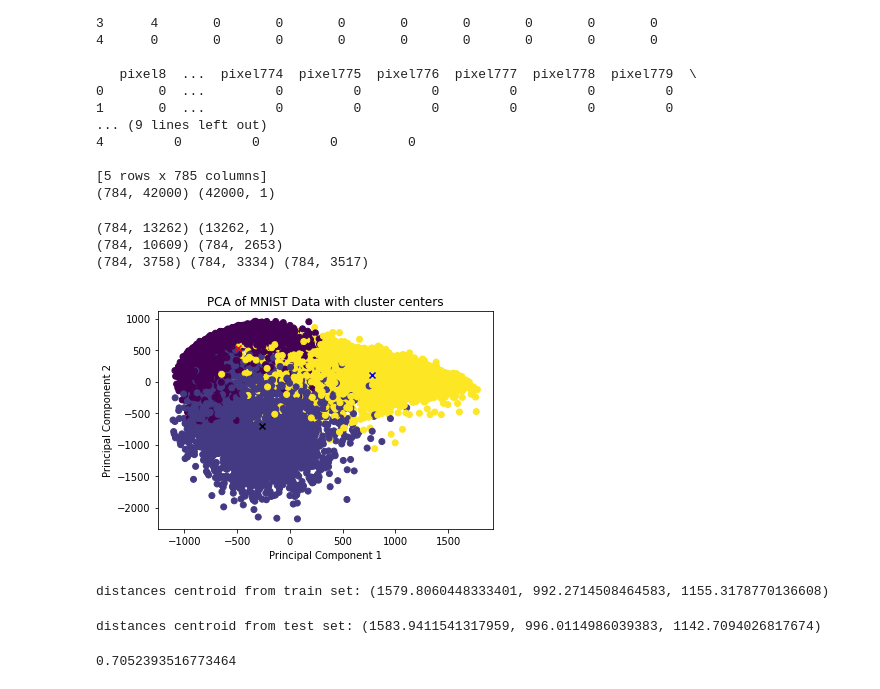
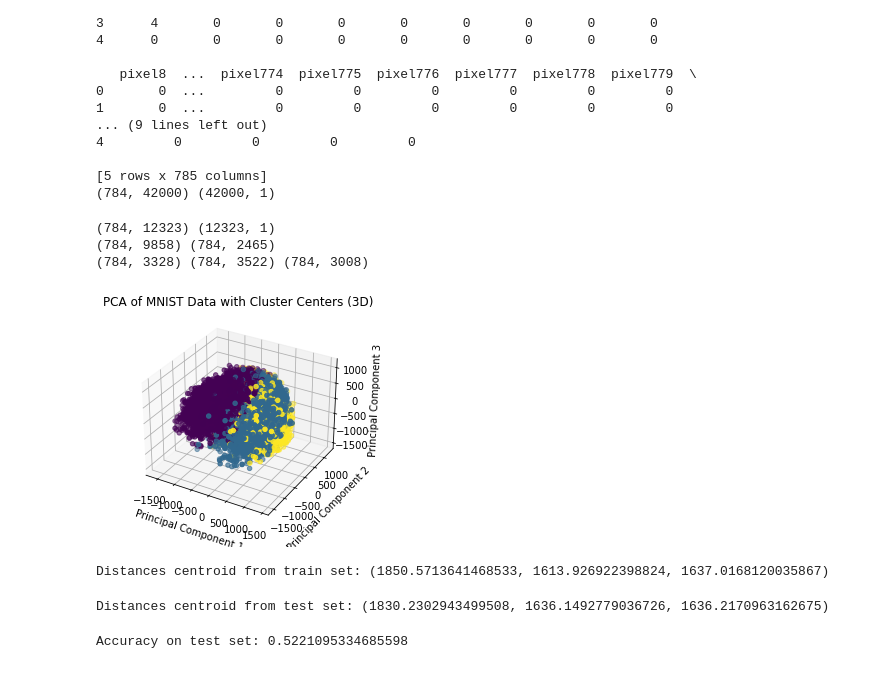
Before and after one commit to ireneburri/SMMLab, a Jupyter notebook: Homework2/Homework2_PCAClustering.ipynb, the cells around one changed output. Drawn from its saved outputs; the diff is of its cells as text; code cells hidden in the pictures.

```diff
--- a/Homework2/Homework2_PCAClustering.ipynb
+++ b/Homework2/Homework2_PCAClustering.ipynb
@@ -33,9 +33,9 @@ Shape of the data: (42000, 785)
 [5 rows x 785 columns]
 (784, 42000) (42000, 1)
 # %%
-a = 1
-b = 2
-c = 7
+a = 2
+b = 3
+c = 5
 
 idx = (Y[:, 0] == a) | (Y[:, 0] == b) | (Y[:, 0] == c)
 Y = Y[idx, :]
@@ -73,9 +73,9 @@ X2train, Y2train = split(Xtrain, Ytrain, b)
 X3train, Y3train = split(Xtrain, Ytrain, c)
 print(X1train.shape, X2train.shape, X3train.shape)
 # %% [output]
-(784, 13262) (13262, 1)
-(784, 10609) (784, 2653)
-(784, 3758) (784, 3334) (784, 3517)
+(784, 12323) (12323, 1)
+(784, 9858) (784, 2465)
+(784, 3328) (784, 3522) (784, 3008)
 # %%
 #PCA
 def centroid(X):
@@ -93,7 +93,7 @@ def PCA(X, k):
 
     return Zk, U
 
-k=2
+k=3
 Zk_train, U = PCA(Xtrain, k)
 
 Zk1_train, _ = split(Zk_train, Ytrain, a)
@@ -119,36 +119,36 @@ def visualize_2d():
 import matplotlib.pyplot as plt
 from mpl_toolkits.mplot3d import Axes3D
 def visualize_3d():
   fig = plt.figure()
   ax = fig.add_subplot(111, projection='3d')
   ax.scatter(Zk_train[0, :], Zk_train[1, :], Zk_train[2, :], c=Ytrain, label="Data Points")
   ax.scatter(cx1[0], cx1[1], cx1[2], marker='x', color='red', label="Cluster 1")
   ax.scatter(cx2[0], cx2[1], cx2[2], marker='x', color='black', label="Cluster 2")
   ax.scatter(cx3[0], cx3[1], cx3[2], marker='x', color='blue', label="Cluster 3")
   ax.set_title("PCA of MNIST Data with Cluster Centers (3D)")
   ax.set_xlabel("Principal Component 1")
   ax.set_ylabel("Principal Component 2")
   ax.set_zlabel("Principal Component 3")
   #ax.legend()
   plt.show()
 
 if k==2: visualize_2d()
 elif k==3 : visualize_3d()
 
 # Compute, for each cluster, the average distance from the centroid.
 def get_distance(data, point):
   dist = []
   for item in data.T:
     dist.append(np.linalg.norm(item - point[:, np.newaxis]))
   return np.mean(dist)
 
 d1 = get_distance(Zk1_train, cx1)
 d2 = get_distance(Zk2_train, cx2)
 d3 = get_distance(Zk3_train, cx3)
-print(f'distances centroid from train set: {d1, d2, d3}')
+print(f'Distances centroid from train set: {d1, d2, d3}')
 # %% [output]
-[figure, old version]
+[figure, new version]
-distances centroid from train set: (1579.8060448333401, 992.2714508464583, 1155.3178770136608)
+Distances centroid from train set: (1850.5713641468533, 1613.926922398824, 1637.0168120035867)
 # %%
 #Compute, for each cluster, the average distance from the centroid on the test set.
 def PCA_test(X, U, k):
@@ -168,12 +168,12 @@ cx1_test = centroid(Zk1_test)
 cx2_test = centroid(Zk2_test)
 cx3_test = centroid(Zk3_test)
 
-d1 = get_distance(Zk1_test, cx1_test)
-d2 = get_distance(Zk2_test, cx2_test)
-d3 = get_distance(Zk3_test, cx3_test)
-print(f'distances centroid from test set: {d1, d2, d3}')
+d1 = get_distance(Zk1_test, cx1)
+d2 = get_distance(Zk2_test, cx2)
+d3 = get_distance(Zk3_test, cx3)
+print(f'Distances centroid from test set: {d1, d2, d3}')
 # %% [output]
-distances centroid from test set: (1583.9411541317959, 996.0114986039383, 1142.7094026817674)
+Distances centroid from test set: (1830.2302943499508, 1636.1492779036726, 1636.2170963162675)
 # %%
 #Define a classification algorithm in this way: given a new observation x, compute the distance between
 #x and each cluster centroid. Assign x to the class corresponding the the closer centroid. Compute the
@@ -195,6 +195,6 @@ def accuracy(Y):
             pred +=1
     return 1-pred/len(Y)
 
-print(accuracy(Ytest))
+print("Accuracy on test set:", accuracy(Ytest))
 # %% [output]
-0.7052393516773464
+Accuracy on test set: 0.5221095334685598
```
Also changed, not shown: 6 other files.
